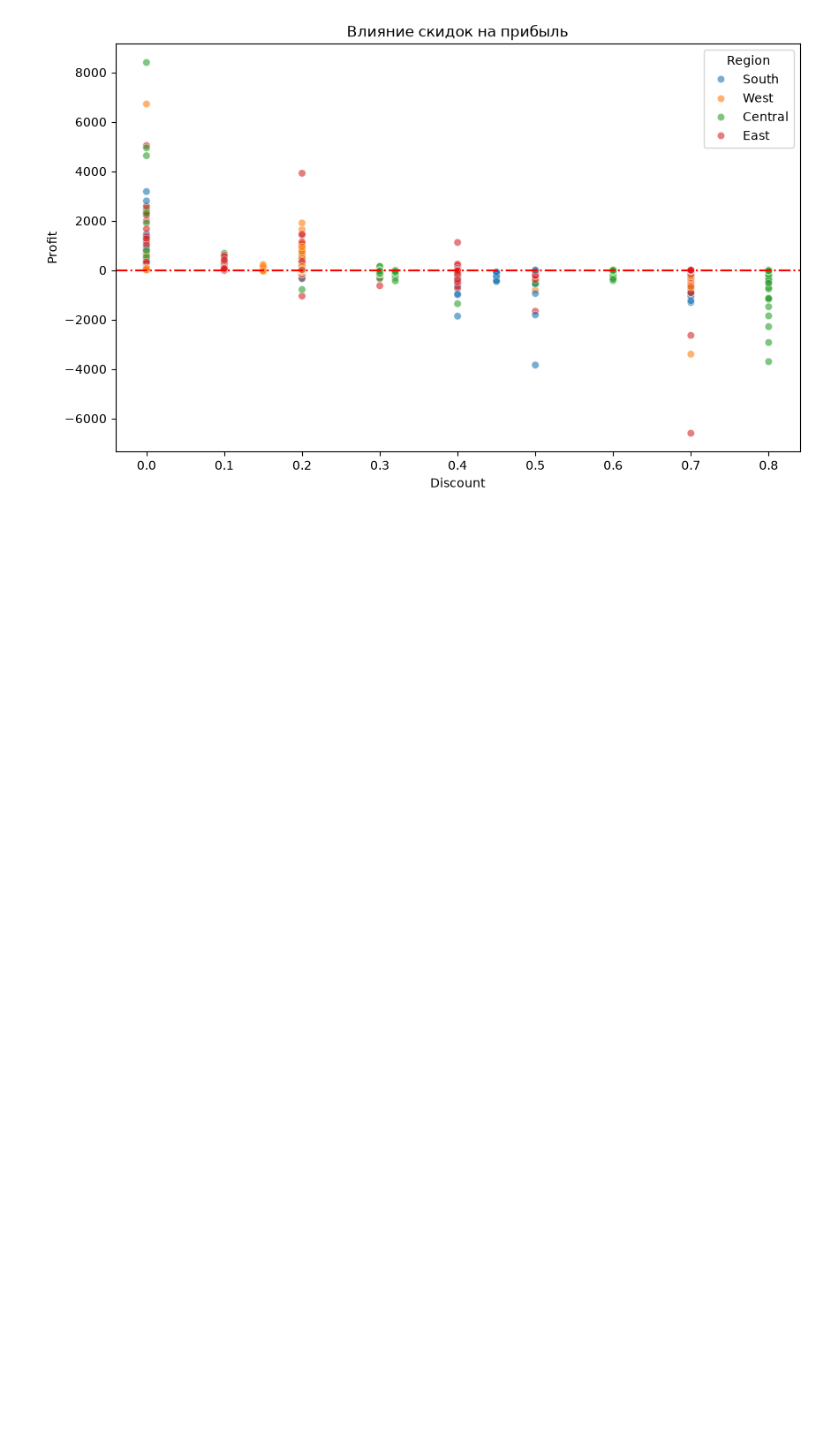
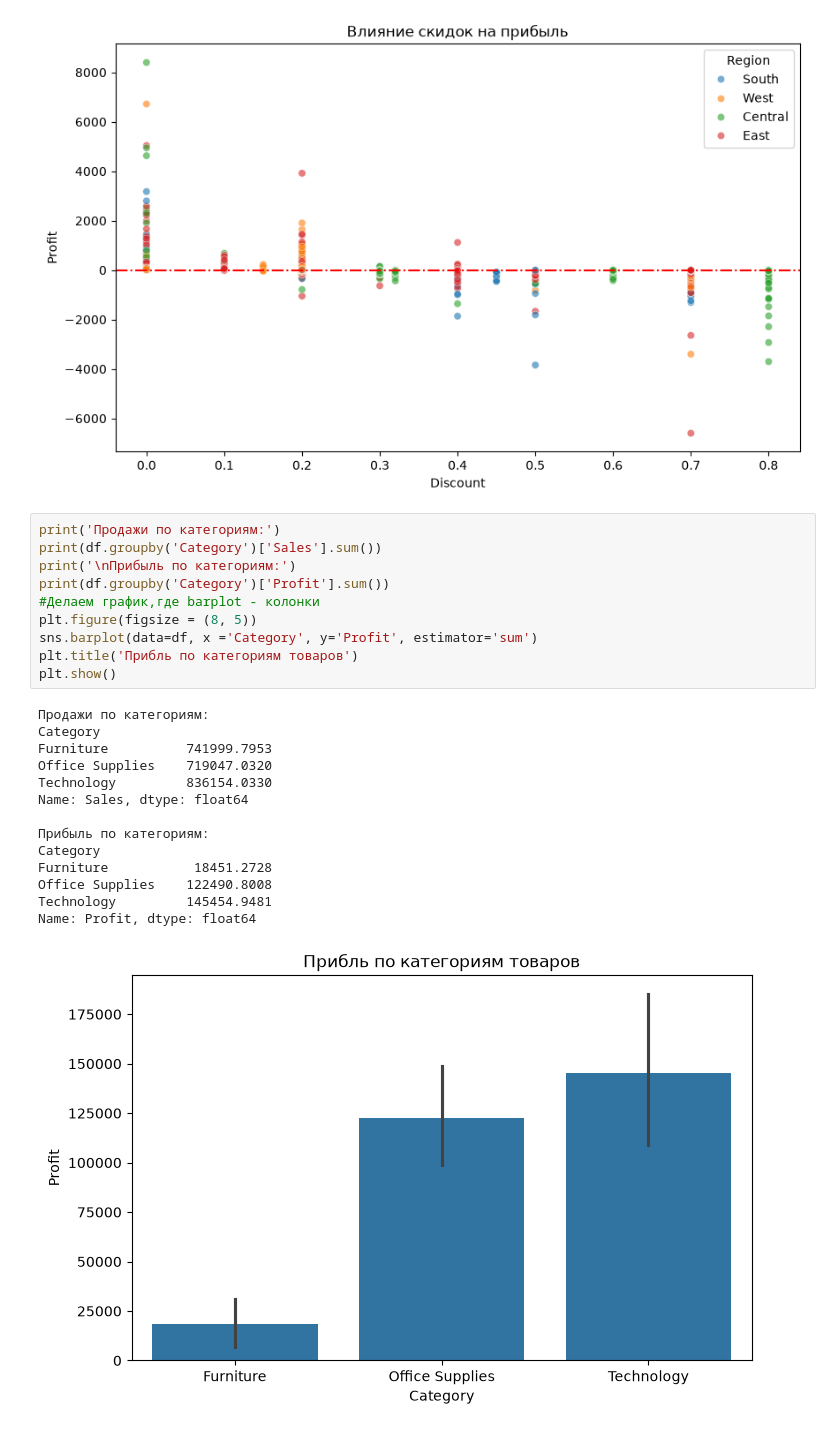
Before and after one commit to F1stik/data-science, a Jupyter notebook: 02_pandas_numpy_basics/02_load_and_explore_sales.ipynb, the cells around one changed output. Drawn from its saved outputs; the diff is of its cells as text; blank space fills up the shorter version.

```diff
--- a/02_pandas_numpy_basics/02_load_and_explore_sales.ipynb
+++ b/02_pandas_numpy_basics/02_load_and_explore_sales.ipynb
@@ -175,3 +184,28 @@ plt.show
 # %% [output]
 <function matplotlib.pyplot.show(close=None, block=None)>
 [figure]
+# %%
+print('Продажи по категориям:')
+print(df.groupby('Category')['Sales'].sum())
+print('\nПрибыль по категориям:')
+print(df.groupby('Category')['Profit'].sum())
+#Делаем график,где barplot - колонки
+plt.figure(figsize = (8, 5))
+sns.barplot(data=df, x ='Category', y='Profit', estimator='sum')
+plt.title('Прибль по категориям товаров')
+plt.show()
+# %% [output]
+Продажи по категориям:
+Category
+Furniture          741999.7953
+Office Supplies    719047.0320
+Technology         836154.0330
+Name: Sales, dtype: float64
+
+Прибыль по категориям:
+Category
+Furniture           18451.2728
+Office Supplies    122490.8008
+Technology         145454.9481
+Name: Profit, dtype: float64
+[figure, added]
```
Also changed, not shown: parts of 2 cells of this notebook.
